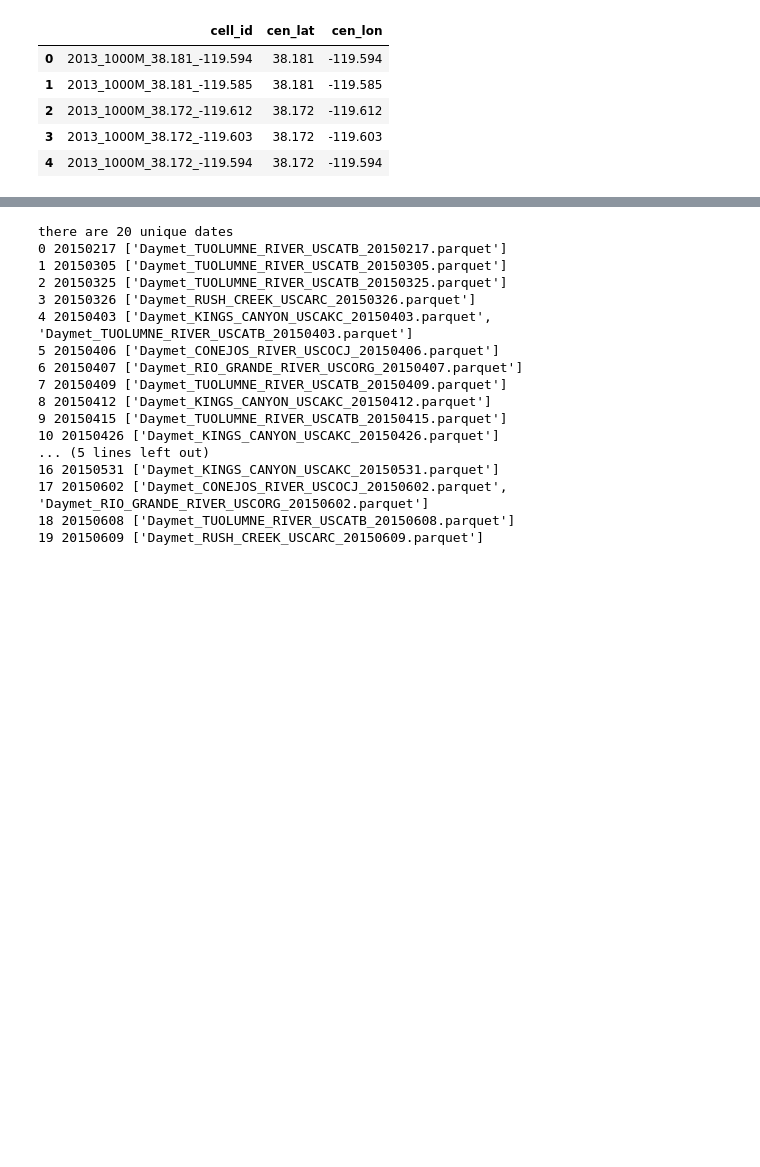
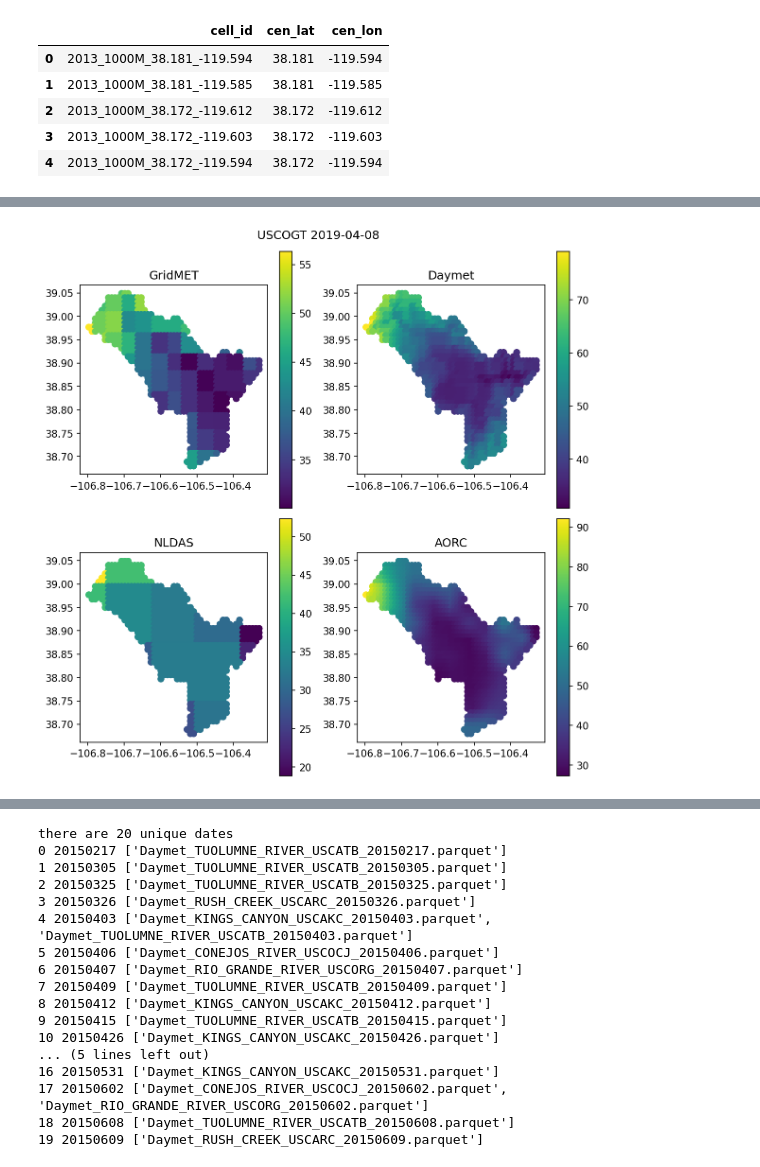
Before and after one commit to whitelightning450/SWEMLv2.0, a Jupyter notebook: Dataprocessing/get_Precip_sandbox.ipynb, the cells around one changed output, grey strips where cells are left out. Drawn from its saved outputs; the diff is of its cells as text; code cells hidden in the pictures; blank space fills up the shorter version.

Commit message:
added gridmet, AORC, and new NLDAS routines

```diff
--- a/Dataprocessing/get_Precip_sandbox.ipynb
+++ b/Dataprocessing/get_Precip_sandbox.ipynb
@@ -332,0 +650,35 @@ def get_daymet_precip_df(WY,output_res,thresh):
+# %%
+test  = pd.read_parquet(f'{HOME}/data/Precipitation/2019/1000M_gridMET_Precip/gridMET_USCOGT_20190408.parquet')
+test2 = pd.read_parquet(f'{HOME}/data/Precipitation/2019/1000M_Daymet_Precip/Daymet_USCOGT_20190408.parquet')
+test3 = pd.read_parquet(f'{HOME}/data/Precipitation/2019/1000M_NLDAS_Precip/NLDAS_USCOGT_20190408.parquet')
+test4 = pd.read_parquet(f'{HOME}/data/Precipitation/2019/1000M_AORC_Precip/AORC_USCOGT_20190408.parquet')
+gdf  = gpd.GeoDataFrame(test['season_precip_cm'],
+                       geometry=gpd.points_from_xy(test['cen_lon'], test['cen_lat']),
+                        crs="EPSG:4326")
+gdf2 = gpd.GeoDataFrame(test2['season_precip_cm'],
+                       geometry=gpd.points_from_xy(test2['cen_lon'], test2['cen_lat']),
+                        crs="EPSG:4326")
+gdf3 = gpd.GeoDataFrame(test3['season_precip_cm'],
+                       geometry=gpd.points_from_xy(test2['cen_lon'], test2['cen_lat']),
+                        crs="EPSG:4326")
+gdf4 = gpd.GeoDataFrame(test4['season_precip_cm'],
+                       geometry=gpd.points_from_xy(test2['cen_lon'], test2['cen_lat']),
+                        crs="EPSG:4326")
+# print(test.head)
+# print(test2.head)
+# gdf3.head()
+# %%
+fig,axs = plt.subplots(2,2,figsize=(8,8),layout='tight',dpi=150)
+gdf.plot(ax=axs[0][0],column='season_precip_cm',cmap='viridis',legend=True)
+gdf2.plot(ax=axs[0][1],column='season_precip_cm',cmap='viridis',legend=True)
+gdf3.plot(ax=axs[1][0],column='season_precip_cm',cmap='viridis',legend=True)
+gdf4.plot(ax=axs[1][1],column='season_precip_cm',cmap='viridis',legend=True)
+axs[0][0].set_title('GridMET')
+axs[0][1].set_title('Daymet')
+axs[1][0].set_title('NLDAS')
+axs[1][1].set_title('AORC')
+plt.suptitle('USCOGT 2019-04-08')
+plt.savefig(f'{HOME}/Images/Precip_Comparison_20190408_Taylor.png')
+plt.show()
+# %% [output]
+[figure, added]
```
Also changed, not shown: parts of 25 cells of this notebook, 5 other files.
